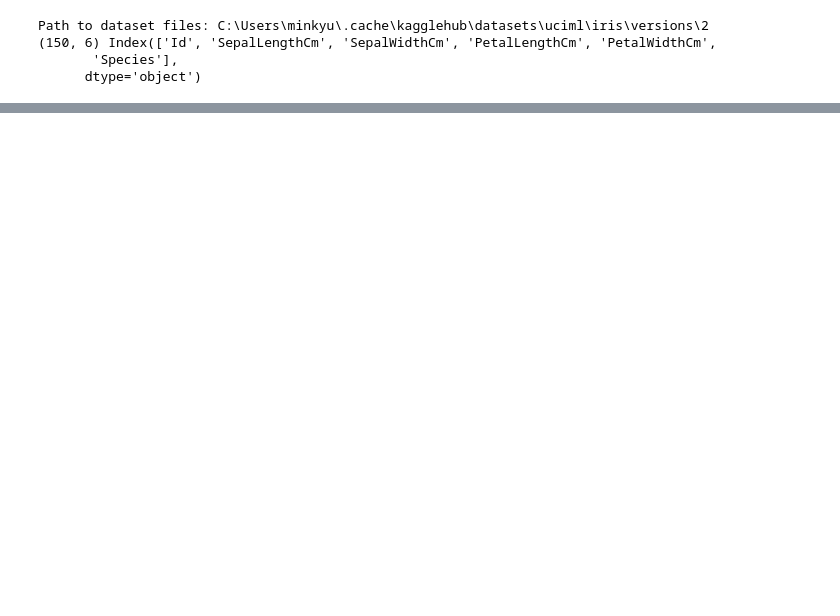
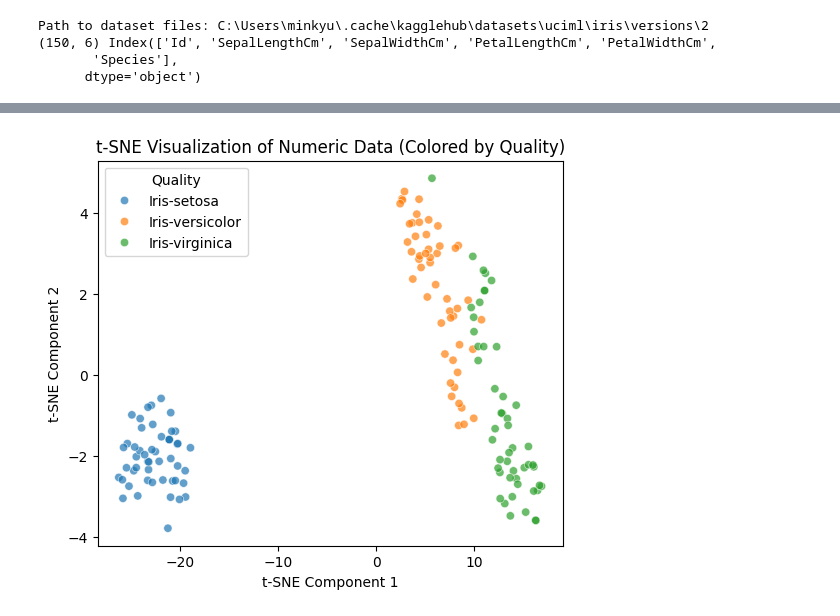
Before and after one commit to red1108/infoQGAN, a Jupyter notebook: iris_train.ipynb, the cells around one changed output, grey strips where cells are left out. Drawn from its saved outputs; the diff is of its cells as text; code cells hidden in the pictures; blank space fills up the shorter version.

```diff
--- a/iris_train.ipynb
+++ b/iris_train.ipynb
@@ -90,0 +125,18 @@ print(train_data_df.shape, train_data_df.columns)
+# %%
+tsne = TSNE(n_components=2, random_state=42)
+tsne_result = tsne.fit_transform(train_data_df.values)
+
+# t-SNE 결과를 DataFrame으로 저장
+tsne_df = pd.DataFrame(tsne_result, columns=['Component 1', 'Component 2'])
+tsne_df['quality'] = raw_data_df['Species']
+
+# t-SNE 결과를 시각화 (quality에 따른 색상 표시)
+plt.figure(figsize=(6, 5))
+sns.scatterplot(x='Component 1', y='Component 2', hue='quality', data=tsne_df, alpha=0.7)
+plt.xlabel("t-SNE Component 1")
+plt.ylabel("t-SNE Component 2")
+plt.title("t-SNE Visualization of Numeric Data (Colored by Quality)")
+plt.legend(title='Quality')
+plt.show()
+# %% [output]
+[figure, added]
```
Also changed, not shown: parts of 9 cells of this notebook.
